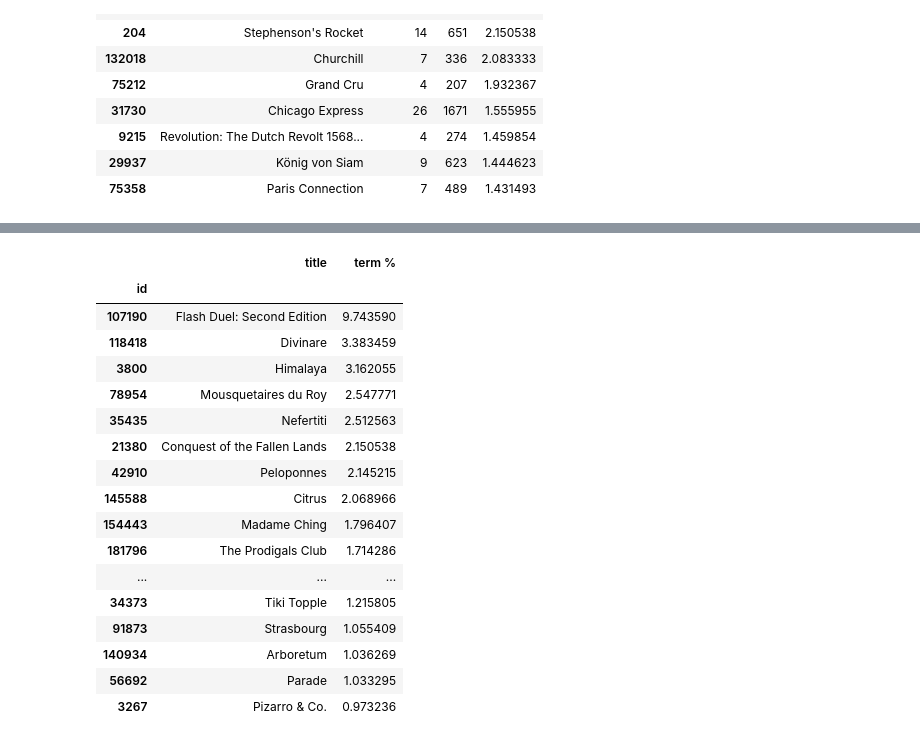
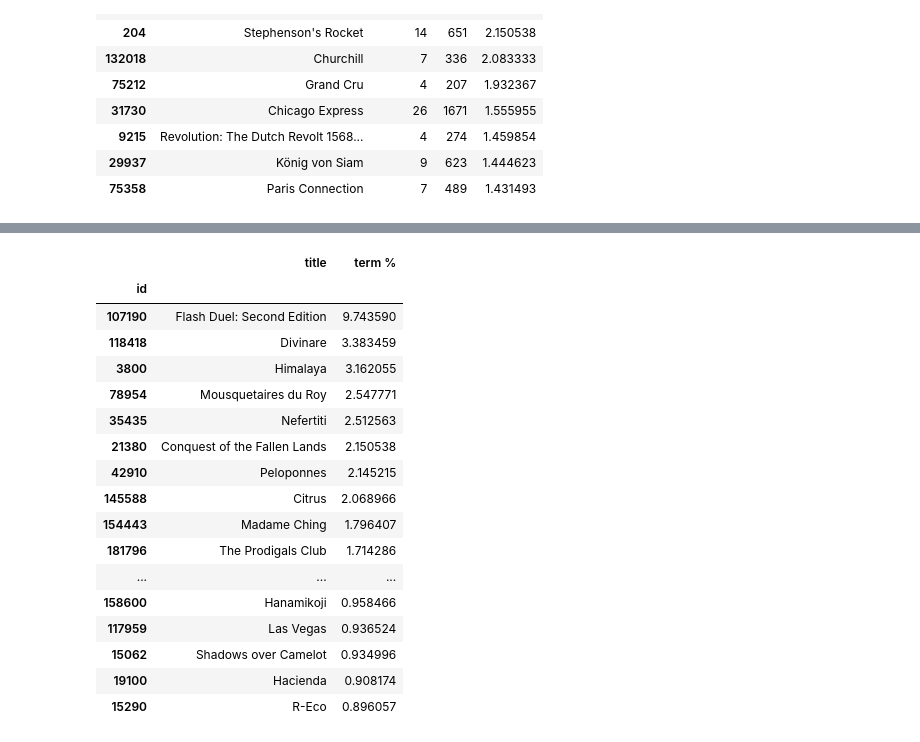
Before and after one commit to mcgriffiths/bgg-text, a Jupyter notebook: BGG-comments.ipynb, the cells around one changed output, grey strips where cells are left out. Cells and saved outputs as stored; diff of their text form; code cells hidden in the pictures.

```diff
--- a/BGG-comments.ipynb
+++ b/BGG-comments.ipynb
@@ -32,21 +30,21 @@ comments.comparison_plot(['auction','worker placement'],minyear=1993);
 # %%
-comments.like_designer('knizia',2).head(20)
+comments.like_designer('knizia',2).head(25)
 # %% [output]
 |  | title | term % |
 | id |  |  |
 | 107190 | Flash Duel: Second Edition | 9.743590 |
 | 118418 | Divinare | 3.383459 |
 | 3800 | Himalaya | 3.162055 |
 | 78954 | Mousquetaires du Roy | 2.547771 |
 | 35435 | Nefertiti | 2.512563 |
 | 21380 | Conquest of the Fallen Lands | 2.150538 |
 | 42910 | Peloponnes | 2.145215 |
 | 145588 | Citrus | 2.068966 |
 | 154443 | Madame Ching | 1.796407 |
 | 181796 | The Prodigals Club | 1.714286 |
 | ... | ... | ... |
-| 34373 | Tiki Topple | 1.215805 |
-| 91873 | Strasbourg | 1.055409 |
-| 140934 | Arboretum | 1.036269 |
-| 56692 | Parade | 1.033295 |
-| 3267 | Pizarro & Co. | 0.973236 |
+| 158600 | Hanamikoji | 0.958466 |
+| 117959 | Las Vegas | 0.936524 |
+| 15062 | Shadows over Camelot | 0.934996 |
+| 19100 | Hacienda | 0.908174 |
+| 15290 | R-Eco | 0.896057 |
```
Also changed, not shown: parts of 3 cells of this notebook.
